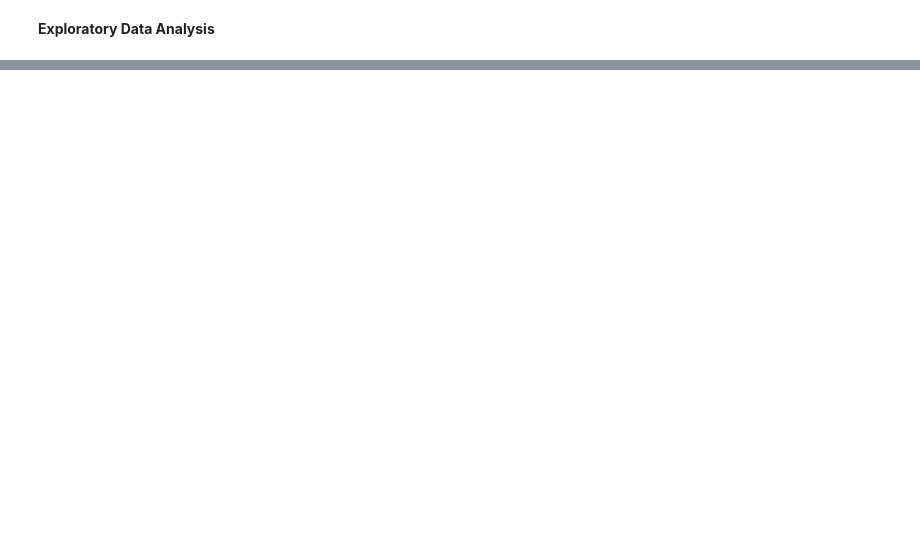
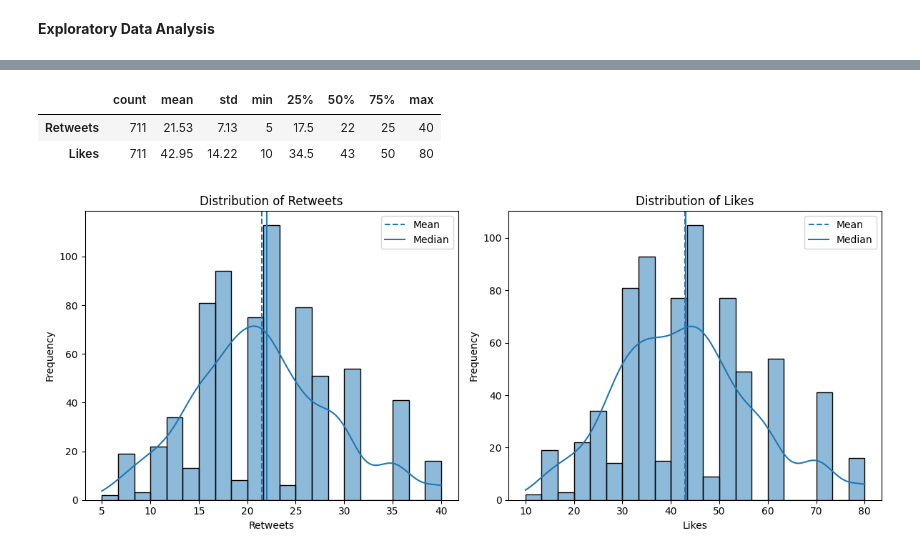
Before and after one commit to euiedavid/social-media-sentiments-analysis, a Jupyter notebook: notebook/social_media_sentiments_eda.ipynb, the cells around one changed output, grey strips where cells are left out. Drawn from its saved outputs; the diff is of its cells as text; code cells hidden in the pictures; blank space fills up the shorter version.

Commit message:
notebook: inspected data quality and performed data visualization for num cols

```diff
--- a/notebook/social_media_sentiments_eda.ipynb
+++ b/notebook/social_media_sentiments_eda.ipynb
@@ -117,0 +187,7 @@ df.describe(include='O').T
+# %%
+# drop duplicates
+data = data.drop_duplicates()
+
+print("You have successfully dropped duplicates in the dataset...\n")
+print('Count of rows after removing duplicates', len(data))
+print('Count of duplicates in the dataset:', data.duplicated().sum())
@@ -117,0 +247,6 @@ df.describe(include='O').T
+# %%
+# convert timestamp to datetime
+data['Timestamp'] = pd.to_datetime(data['Timestamp'])
+
+# inspect conversion
+data['Timestamp'].dtype
@@ -117,0 +255,10 @@ df.describe(include='O').T
+# %%
+# address inconsistencies
+cols = data[['Sentiment', 'Country', 'Platform']]
+
+for col in cols:
+  data[col] = data[col].str.strip()
+
+  print(f'{col}:')
+  print(data[col].value_counts(dropna=False).to_string(header=False))
+  print("=====" * 10)
@@ -179,0 +285,29 @@ data.head()
+# %%
+# inspect numerical cols
+data[['Retweets', 'Likes']].describe().round(2).map(lambda x: f'{x:g}').T
+# %% [output]
+|  | count | mean | std | min | 25% | 50% | 75% | max |
+| Retweets | 711 | 21.53 | 7.13 | 5 | 17.5 | 22 | 25 | 40 |
+| Likes | 711 | 42.95 | 14.22 | 10 | 34.5 | 43 | 50 | 80 |
+# %%
+# Plot histograms
+num_cols = data[['Retweets', 'Likes']]
+
+fig, axes = plt.subplots(1, 2, figsize=(12, 5))
+
+for ax, col in zip(axes, num_cols):
+
+    sns.histplot(data=data, x=col, kde=True, ax=ax)
+
+    ax.axvline(data[col].mean(), linestyle='--', label='Mean')
+    ax.axvline(data[col].median(), linestyle='-', label='Median')
+
+    ax.set_title(f'Distribution of {col}')
+    ax.set_xlabel(col)
+    ax.set_ylabel('Frequency')
+    ax.legend()
+
+plt.tight_layout()
+plt.show()
+# %% [output]
+[figure, added]
```
Also changed, not shown: parts of 17 cells of this notebook.
